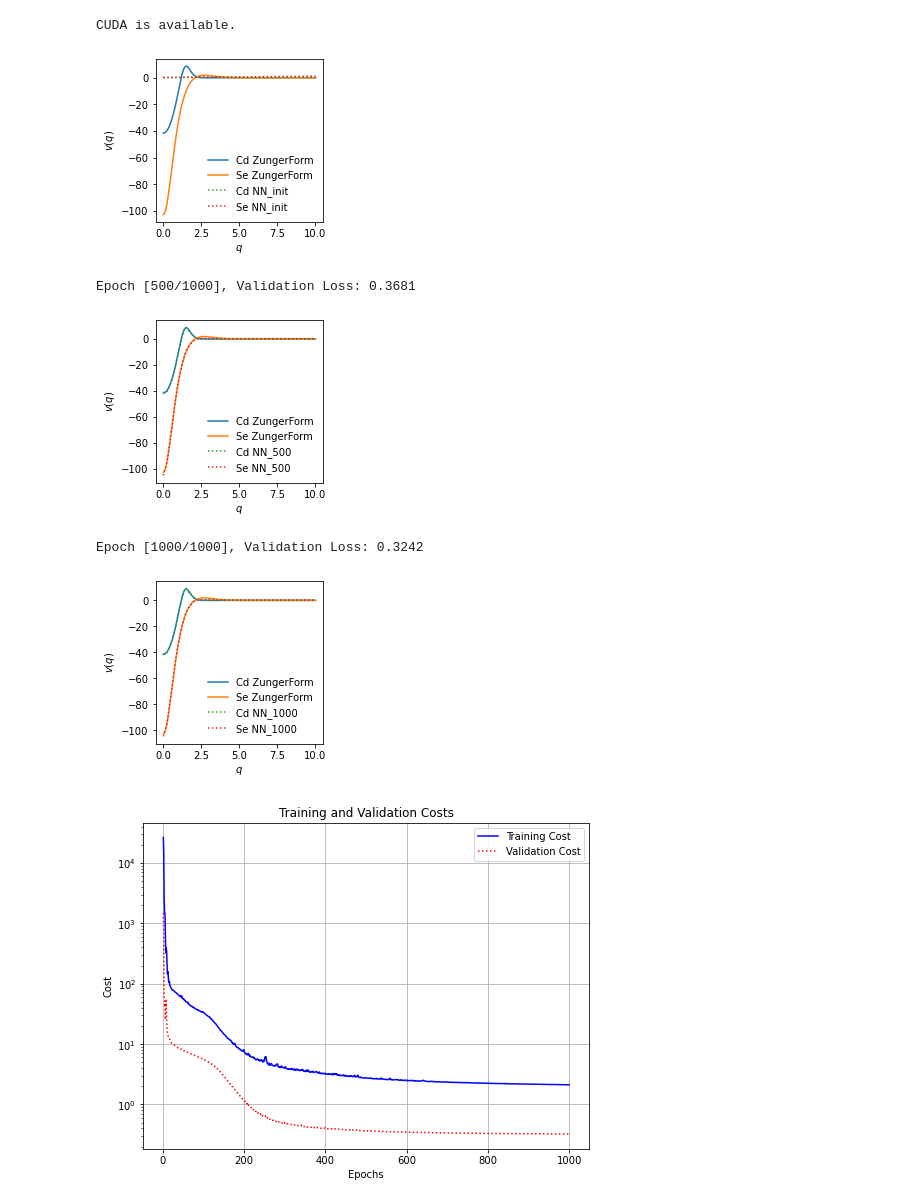
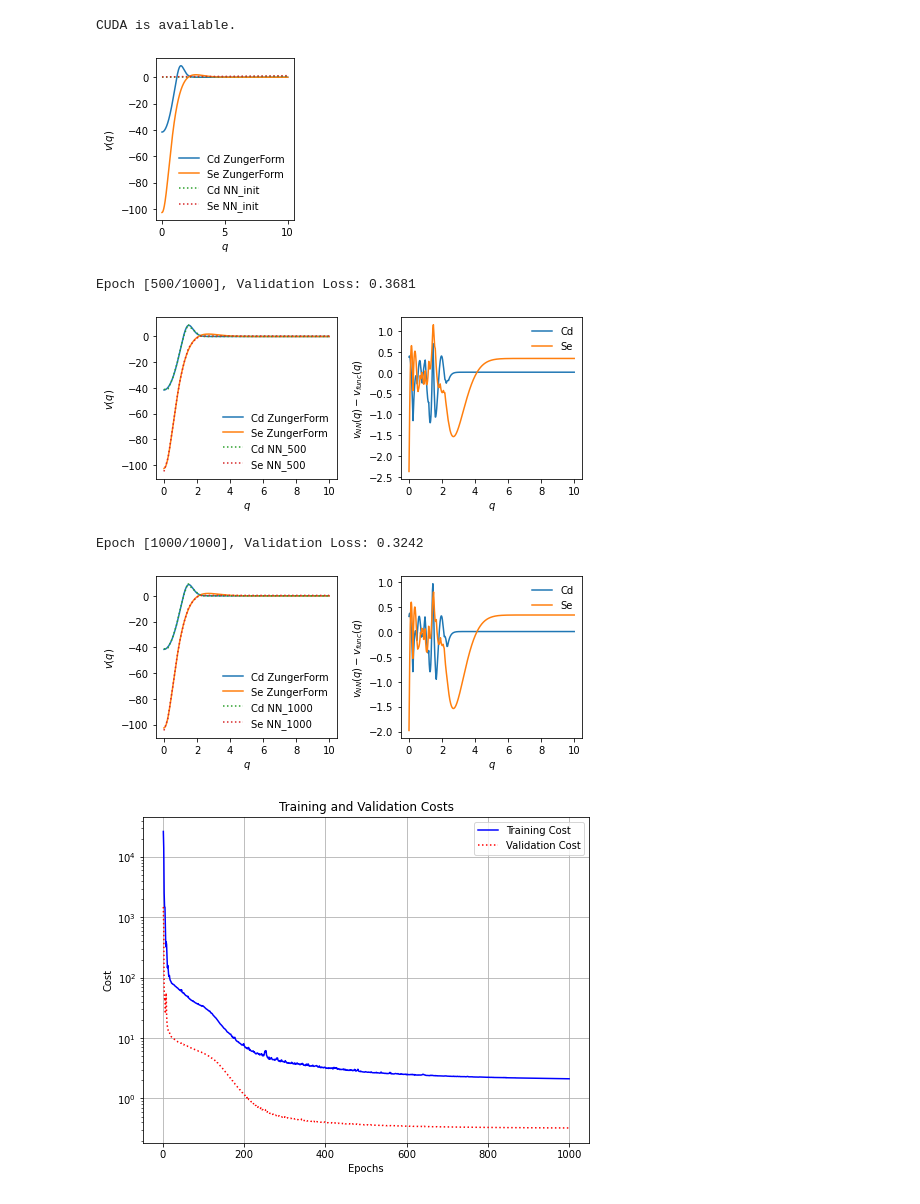
Before and after one commit to TommyLinkl/DeePseudopot, a Jupyter notebook: zbCdSe_fitting_NN_init.ipynb, the cells around one changed output. Drawn from its saved outputs; the diff is of its cells as text; code cells hidden in the pictures.

```diff
--- a/zbCdSe_fitting_NN_init.ipynb
+++ b/zbCdSe_fitting_NN_init.ipynb
@@ -245,7 +270,7 @@ PPmodel.eval()
 # print(PPmodel(torch.tensor([[1.0]])))
 # print(PPmodel(torch.tensor([[1.0], [2.0]])))
 NN_init = PPmodel(val_dataset.q)
-plotPP([val_dataset.q, val_dataset.q], [val_dataset.vq_Cd, NN_init[:, 0]], [val_dataset.vq_Se, NN_init[:, 1]], ["ZungerForm", "NN_init"], ["-", ":"])
+plotPP([val_dataset.q, val_dataset.q], [val_dataset.vq_Cd, NN_init[:, 0]], [val_dataset.vq_Se, NN_init[:, 1]], ["ZungerForm", "NN_init"], ["-", ":"], False)
 
 # Initialize the NN parameters to fit the current Zunger form
 
@@ -327,41 +352,41 @@ def init_Zunger_train_GPU(model, device, train_loader, val_loader, criterion, op
                 plot_vq_Se = vq_Se.cpu()
                 plot_Se_pred = Se_pred.cpu()
                 print(f'Epoch [{epoch+1}/{epochs}], Validation Loss: {loss.item():.4f}')
-                plotPP([plot_q, plot_q], [plot_vq_Cd, plot_Cd_pred], [plot_vq_Se, plot_Se_pred], ["ZungerForm", f"NN_{epoch+1}"], ["-", ":"]);
+                plotPP([plot_q, plot_q], [plot_vq_Cd, plot_Cd_pred], [plot_vq_Se, plot_Se_pred], ["ZungerForm", f"NN_{epoch+1}"], ["-", ":"], True);
 
         validation_cost.append(val_cost)
     plot_training_validation_cost(training_cost, validation_cost, True)
     return (training_cost, validation_cost)
 
 init_Zunger_criterion = init_Zunger_weighted_mse
 init_Zunger_optimizer = torch.optim.Adam(PPmodel.parameters(), lr=0.1)
 init_Zunger_scheduler = ExponentialLR(init_Zunger_optimizer, gamma=0.90)
 trainloader = DataLoader(dataset = train_dataset, batch_size = int(train_dataset.len/4),shuffle=True)
 validationloader = DataLoader(dataset = val_dataset, batch_size =val_dataset.len, shuffle=False)
 
 init_Zunger_num_epochs = 1000
 plotEvery = 500
 
 '''
 start_time = time.time()
 init_Zunger_train(PPmodel, trainloader, validationloader, init_Zunger_criterion, init_Zunger_optimizer, init_Zunger_scheduler, 20, init_Zunger_num_epochs, plotEvery)
 end_time = time.time()
 elapsed_time = end_time - start_time
 print(f"CPU training: elapsed time: {elapsed_time} seconds")
 '''
 
 start_time = time.time()
 init_Zunger_train_GPU(PPmodel, device, trainloader, validationloader, init_Zunger_criterion, init_Zunger_optimizer, init_Zunger_scheduler, 20, init_Zunger_num_epochs, plotEvery)
 end_time = time.time()
 elapsed_time = end_time - start_time
 print(f"GPU training: elapsed time: {elapsed_time} seconds")
 
 
 torch.save(PPmodel.state_dict(), 'PPmodel_initZunger.pth')
 # %% [output]
-[figure, old version]
+[figure, new version]
 Epoch [500/1000], Validation Loss: 0.3681
-[figure, old version]
+[figure, new version]
 Epoch [1000/1000], Validation Loss: 0.3242
-[figure, old version]
+[figure, new version]
 [figure]
```
Also changed, not shown: parts of 7 cells of this notebook.
